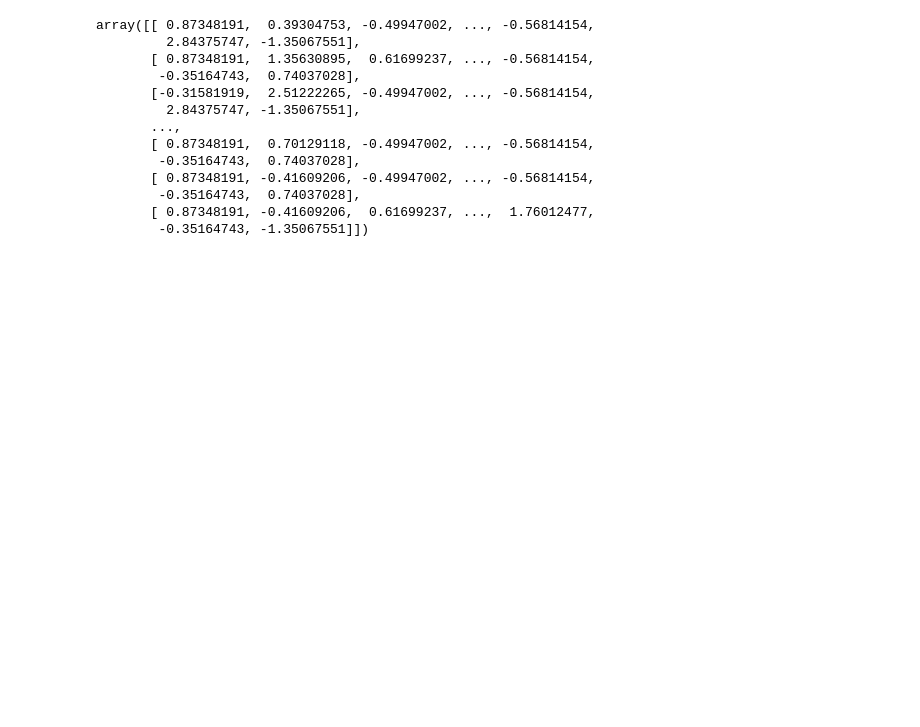
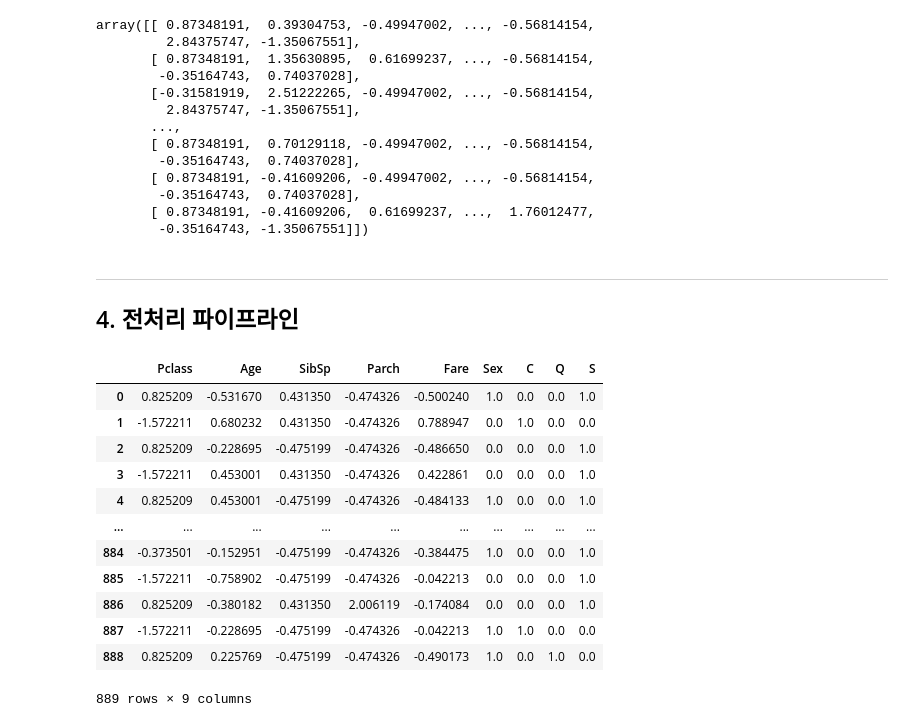
Before and after one commit to lijm1358/kaggle_titanic, a Jupyter notebook: titanic.ipynb, the cells around one changed output. Saved outputs shown, nothing was run; the diff lists cells and outputs as text; code cells hidden in the pictures; blank space fills up the shorter version.

Commit message:
add preprocessing pipeline

```diff
--- a/titanic.ipynb
+++ b/titanic.ipynb
@@ -250,3 +257,9 @@ titanic_data_predict = svm_clf.predict(titanic_data_test_X)
 titanic_data_predict = pd.DataFrame(titanic_data_predict, columns=["Survived"])
 # %%
 pd.concat([titanic_data_test["PassengerId"].to_frame(), titanic_data_predict], axis=1).to_csv("result.csv", index=False)
+# %% [markdown]
+
+
+-------------------
+
+## 4. 전처리 파이프라인
@@ -252,0 +279,56 @@ pd.concat([titanic_data_test["PassengerId"].to_frame(), titanic_data_predict], a
+# %%
+# 수치형 column 파이프라인
+# Age column의 결측치는 대상 row의 Pclass끼리 그룹화하여 Age의 중간값으로 채워넣고
+# 그 외의 결측치는 해당 column의 평균으로 채워넣음.
+
+# 전체 수치형 데이터에 대해 standardization 수행
+from sklearn.base import BaseEstimator, TransformerMixin
+from sklearn.preprocessing import StandardScaler
+from sklearn.pipeline import Pipeline
+from sklearn.compose import ColumnTransformer
+
+class PclassBasedAgeImputer(BaseEstimator, TransformerMixin):
+    def __init__(self):
+        pass
+    def fit(self, X, y=None):
+        self.means = X.groupby(["Pclass"])["Age"].median()
+        return self
+    def transform(self, X):
+        X = X.set_index(["Pclass"])
+        X["Age"] = X["Age"].fillna(self.means)
+        X = X.reset_index()
+        if(X.isnull().values.any()):
+            X.fillna(X.mean(), inplace=True)
+        return X
+
+num_attribs = ["Pclass", "Age", "SibSp", "Parch", "Fare"]
+
+num_pipeline = Pipeline([
+    ('imputer', PclassBasedAgeImputer()),
+    ('scaler', StandardScaler()),
+])
+
+full_pipeline = ColumnTransformer([
+    ("num", num_pipeline, num_attribs),
+    ("sex", OrdinalEncoder(), ["Sex"]),
+    ("embark", OneHotEncoder(), ["Embarked"]),
+])
+# %%
+titanic_data_train_X = full_pipeline.fit_transform(titanic_data_train_X)
+titanic_data_test_X = full_pipeline.fit_transform(titanic_data_test_dropped)
+# %%
+pd.DataFrame(titanic_data_train_X, columns=["Pclass", "Age", "SibSp", "Parch", "Fare", "Sex", "C", "Q", "S"])
+# %% [output]
+|  | Pclass | Age | SibSp | Parch | Fare | Sex | C | Q | S |
+| 0 | 0.825209 | -0.531670 | 0.431350 | -0.474326 | -0.500240 | 1.0 | 0.0 | 0.0 | 1.0 |
+| 1 | -1.572211 | 0.680232 | 0.431350 | -0.474326 | 0.788947 | 0.0 | 1.0 | 0.0 | 0.0 |
+| 2 | 0.825209 | -0.228695 | -0.475199 | -0.474326 | -0.486650 | 0.0 | 0.0 | 0.0 | 1.0 |
+| 3 | -1.572211 | 0.453001 | 0.431350 | -0.474326 | 0.422861 | 0.0 | 0.0 | 0.0 | 1.0 |
+| 4 | 0.825209 | 0.453001 | -0.475199 | -0.474326 | -0.484133 | 1.0 | 0.0 | 0.0 | 1.0 |
+| ... | ... | ... | ... | ... | ... | ... | ... | ... | ... |
+| 884 | -0.373501 | -0.152951 | -0.475199 | -0.474326 | -0.384475 | 1.0 | 0.0 | 0.0 | 1.0 |
+| 885 | -1.572211 | -0.758902 | -0.475199 | -0.474326 | -0.042213 | 0.0 | 0.0 | 0.0 | 1.0 |
+| 886 | 0.825209 | -0.380182 | 0.431350 | 2.006119 | -0.174084 | 0.0 | 0.0 | 0.0 | 1.0 |
+| 887 | -1.572211 | -0.228695 | -0.475199 | -0.474326 | -0.042213 | 1.0 | 1.0 | 0.0 | 0.0 |
+| 888 | 0.825209 | 0.225769 | -0.475199 | -0.474326 | -0.490173 | 1.0 | 0.0 | 1.0 | 0.0 |
+889 rows × 9 columns
```
Also changed, not shown: parts of 6 cells of this notebook.
